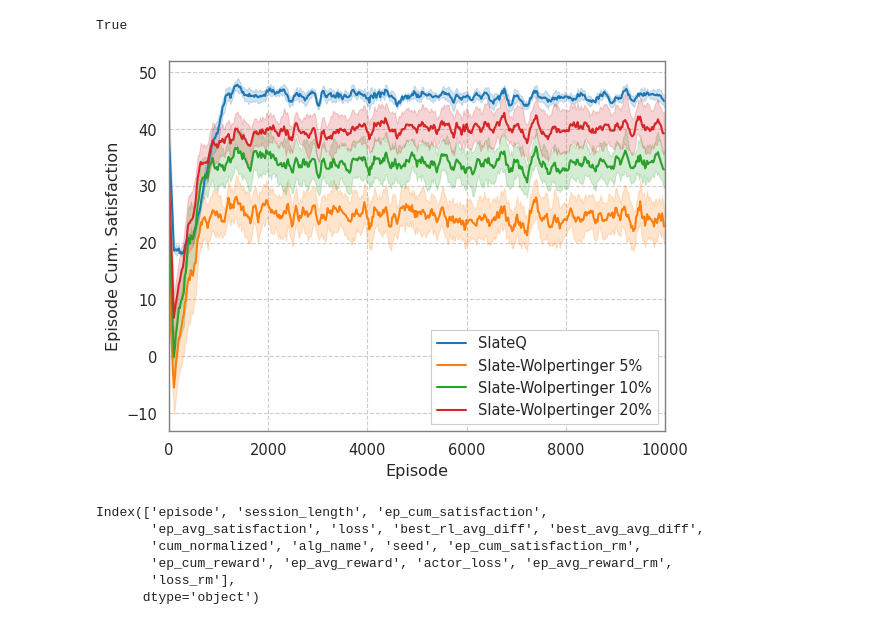
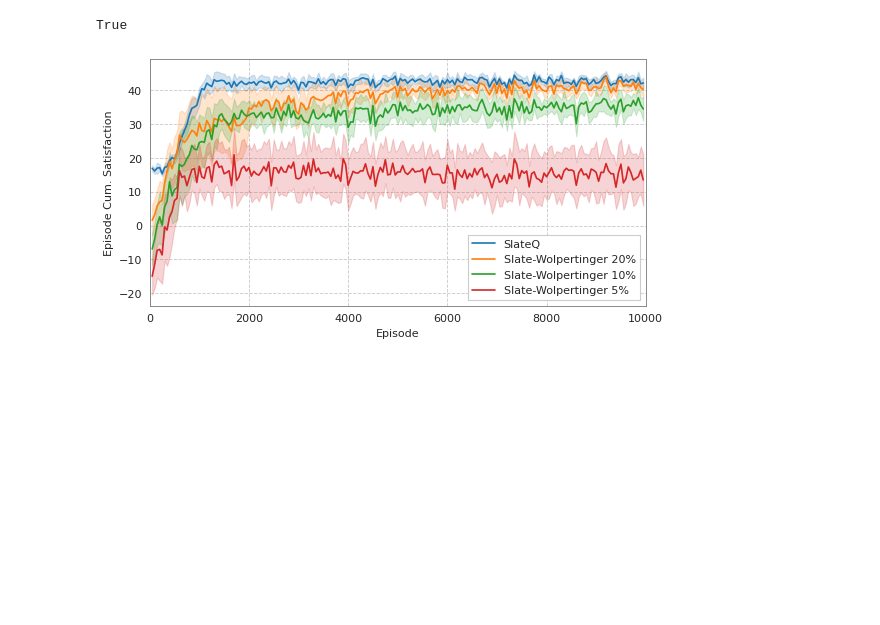
Before and after one commit to Asr419/rl_wolpertinger, a Jupyter notebook: src/plotting_scripts/plot_convergence.ipynb, the cells around one changed output. Cells and saved outputs as stored; diff of their text form; code cells hidden in the pictures; blank space fills up the shorter version.

```diff
--- a/src/plotting_scripts/plot_convergence.ipynb
+++ b/src/plotting_scripts/plot_convergence.ipynb
@@ -30,6 +31,12 @@ def parse_data(data_dict: dict, alg_nam:str, seed: int)->pd.DataFrame:
     data_df["alg_name"] = alg_nam
     data_df["seed"] = seed
     data_df = data_df.reset_index().rename(columns={"index": "episode"})
+    data_df["ep_cum_satisfaction_rm_5"] = data_df["ep_cum_satisfaction"].rolling(window=5).mean()
+    data_df["ep_cum_satisfaction_rm_10"] = data_df["ep_cum_satisfaction"].rolling(window=10).mean()
+    data_df["ep_cum_satisfaction_rm_20"] = data_df["ep_cum_satisfaction"].rolling(window=20).mean()
+    data_df["ep_cum_satisfaction_rm_50"] = data_df["ep_cum_satisfaction"].rolling(window=50).mean()
+    data_df["ep_cum_satisfaction_rm_100"] = data_df["ep_cum_satisfaction"].rolling(window=100).mean()
+
     return data_df
 # %%
 # load slateq results
@@ -43,25 +50,15 @@ final_df = pd.concat(res_df_list)
 # %%
 # load wp results
 res_df_list = []
+
 for seed in tqdm(SEEDS):
-    for knearest in [5, 10, 20]:
+    for knearest in [20, 10, 5]:
         slateq_dict = pickle.load(open(base_path / Path(f"observed_topic_wa_{knearest}_slateq_{ALPHA}_{seed}")/ "logs_dict.pickle", "rb"))
         res_df = parse_data(slateq_dict, f"Slate-Wolpertinger {knearest}%", seed)
         res_df_list.append(res_df)
 # concat all results
 wp_df = pd.concat(res_df_list)
 final_df = pd.concat([final_df, wp_df])
-# %%
-# load wp results
-res_df_list = []
-for seed in tqdm(SEEDS):
-    for knearest in [5, 10, 20]:
-        slateq_dict = pickle.load(open(base_path / Path(f"observed_topic_wa_{knearest}_slateq_{ALPHA}_{seed}")/ "logs_dict.pickle", "rb"))
-        res_df = parse_data(slateq_dict, f"Slate-Wolpertinger {knearest}%", seed)
-        res_df_list.append(res_df)
-# concat all results
-wp_df = pd.concat(res_df_list)
-final_df = pd.concat([final_df, wp_df])
 # %%
 final_df = final_df.reset_index(drop=True)
 # %%
@@ -72,41 +69,24 @@ import matplotlib.pyplot as plt
 # Set the plot style to "ticks"
 sns.set_style("whitegrid", {"grid.linestyle": "--", "axes.edgecolor": "gray"})
 
-# Set the font size and line width for the plot
-# sns.set_context("paper", font_scale=1.2, rc={"lines.linewidth": 1.5})
-
-m = 100
-n = 20
-
-# apply rolling mean on ep_cum_satisfaction
-final_df["ep_cum_satisfaction_rm"] = final_df.groupby("alg_name")["ep_cum_satisfaction"].transform(lambda x: x.rolling(m, 1).mean())
-# apply rolling mean on ep_cum_satisfaction
-final_df["ep_avg_reward_rm"] = final_df.groupby("alg_name")["ep_avg_reward"].transform(lambda x: x.rolling(m, 1).mean())
-# apply rolling mean on ep_cum_satisfaction
-final_df["loss_rm"] = final_df.groupby("alg_name")["loss"].transform(lambda x: x.rolling(m, 1).mean())
+n = 50
 
 # Create a new DataFrame that only contains every n-th row of the original DataFrame
 new_df = final_df[final_df['episode'] % n == 0]
 # %%
+from matplotlib.pyplot import figure
+
+figure(figsize=(8, 4), dpi=80)
 # Plot the mean of ep_cum_satisfaction across different seeds for each alg_name
-sns.lineplot(x="episode", y="ep_cum_satisfaction_rm", hue="alg_name", errorbar="se", data=new_df)
+sns.lineplot(x="episode", y="ep_cum_satisfaction_rm_50", hue="alg_name", errorbar="se", data=new_df)
 
 legend = plt.legend(title='', fancybox=False)
 legend.get_frame().set_alpha(None)
 
 # Add a title and axes labels
 plt.xlim(0, 10000)
 plt.xlabel("Episode")
 plt.ylabel("Episode Cum. Satisfaction")
 plt.show()
 # %% [output]
-[figure, old version]
+[figure, new version]
-# %%
-new_df.keys()
-# %% [output]
-Index(['episode', 'session_length', 'ep_cum_satisfaction',
-       'ep_avg_satisfaction', 'loss', 'best_rl_avg_diff', 'best_avg_avg_diff',
-       'cum_normalized', 'alg_name', 'seed', 'ep_cum_satisfaction_rm',
-       'ep_cum_reward', 'ep_avg_reward', 'actor_loss', 'ep_avg_reward_rm',
-       'loss_rm'],
-      dtype='object')
```
Also changed, not shown: parts of 6 cells of this notebook, 8 other files.
